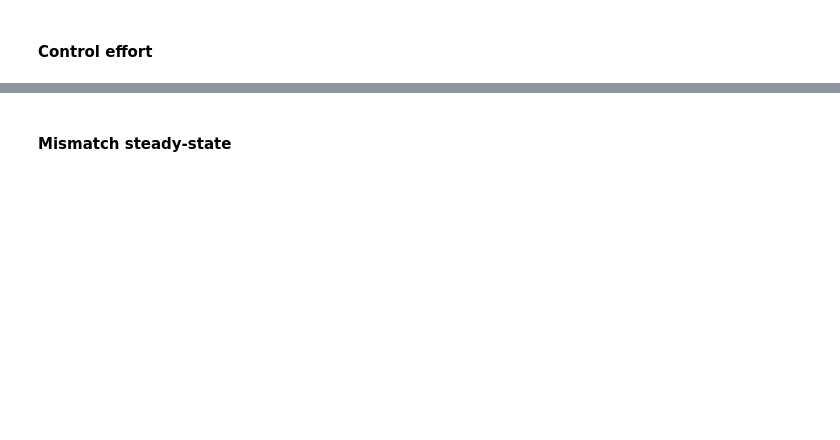
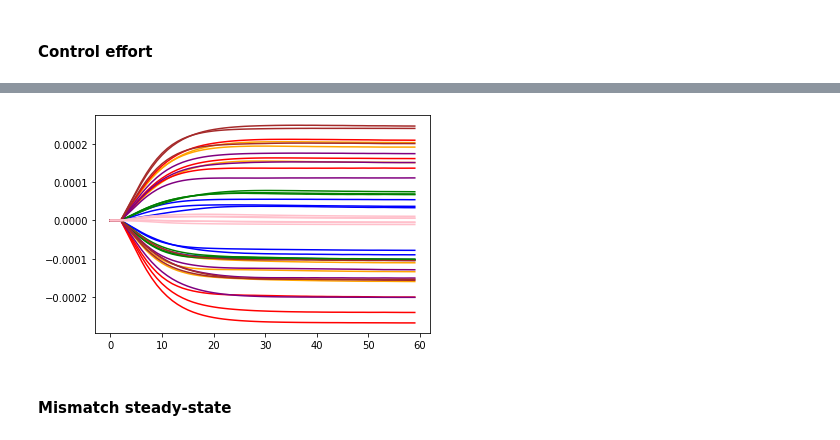
Before and after one commit to rconan/SIMCEO, a Jupyter notebook: shwfs_es.ipynb, the cells around one changed output, grey strips where cells are left out. Cells and saved outputs as stored; diff of their text form; code cells hidden in the pictures; blank space fills up the shorter version.

```diff
--- a/shwfs_es.ipynb
+++ b/shwfs_es.ipynb
@@ -264,3 +324,15 @@ ptools.plot_X0loadComp(m1_x0_dt, m2_x0_dt, U, show_delta, colors, markers)
+# %%
+U = sim.logs.entries['AcO_controller']
+#CG2HP['CG2HP_d'][0][0].shape
+
+m1_hp_d = []
+for kk in range(7):
+    m1TxyzRxyz = np.split(np.hstack([U['M1 Txyz'].timeSeries[1],
+                                     U['M1 Rxyz'].timeSeries[1]]),7,axis=0)
+    m1_hp_d.append(np.squeeze(CG2HP['CG2HP_d'][0][kk].dot(m1TxyzRxyz[kk])))
+    plt.plot(m1_hp_d[kk].T, color = colors[kk])
+# %% [output]
+[figure, added]
 # %% [markdown]
 #### Mismatch steady-state
 # %%
```
Also changed, not shown: parts of 16 cells of this notebook, 6 other files.
